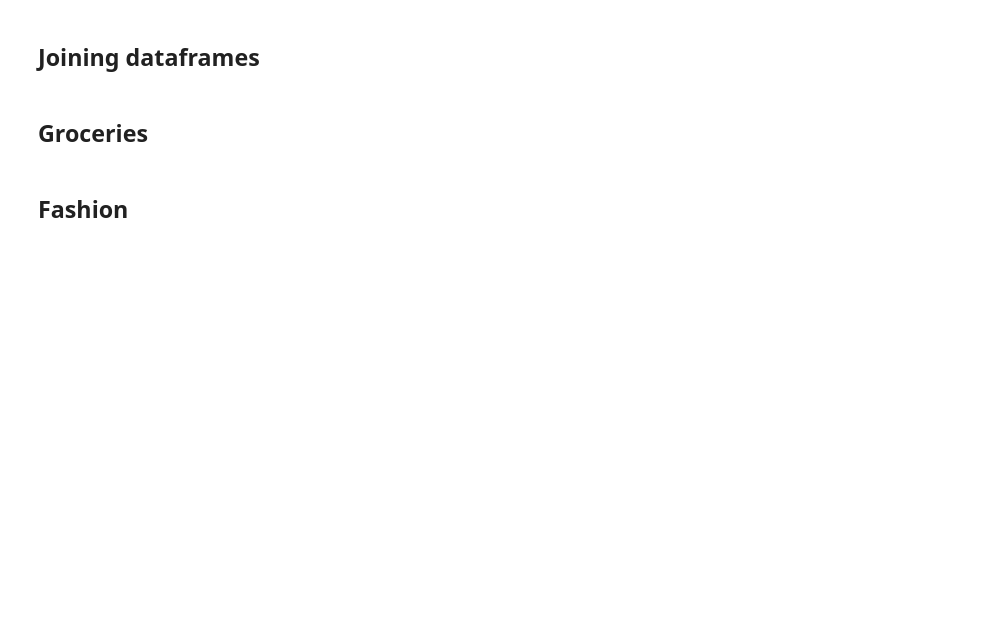
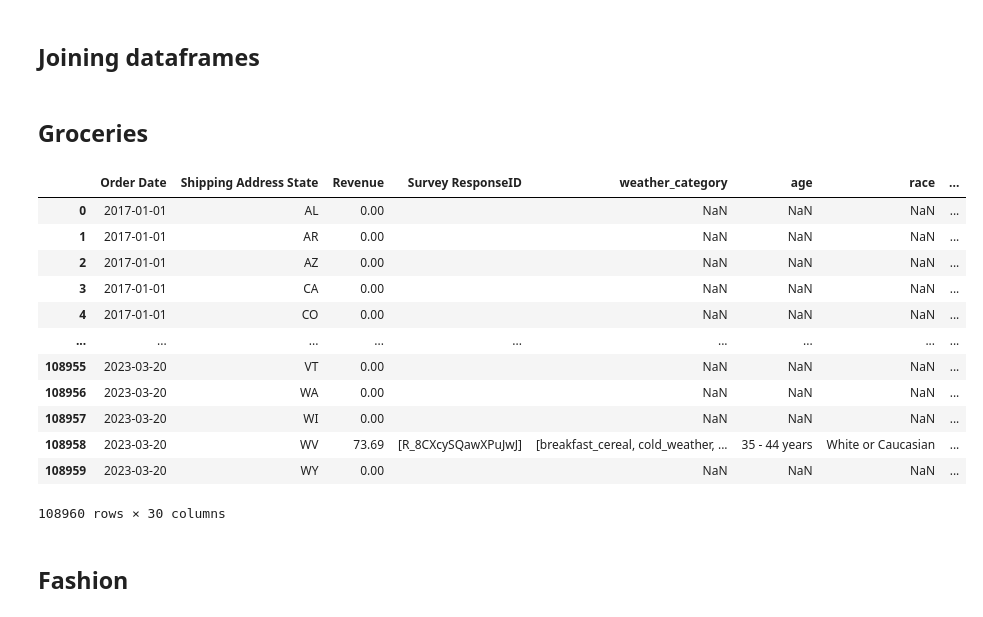
Before and after one commit to MoritzBaldauf/Bachelor_Thesis_Code, a Jupyter notebook: 0_Data_Processing.ipynb, the cells around one changed output. Cells and saved outputs as stored; diff of their text form; code cells hidden in the pictures; blank space fills up the shorter version.

```diff
--- a/0_Data_Processing.ipynb
+++ b/0_Data_Processing.ipynb
@@ -553,6 +614,39 @@ Fashion_transactions_grouped['Holiday'] = Fashion_transactions_grouped.apply(
 )
 
 Fashion_transactions_grouped['Season'] = Fashion_transactions_grouped['Order Date'].apply(get_season)
+# %%
+Grocerie_transactions_merged["day_of_the_week"] = Grocerie_transactions_merged['Order Date'].dt.day_name()
+#print(Fashion_transactions_grouped.head())
+
+# get statelevel holidays
+def get_holiday(date, state):
+    us_holidays = holidays.US(state=state, years=date.year)
+    return True if date in us_holidays else None  # Returns true if date is holiday or None if not a holiday
+
+# get season
+def get_season(date):
+    month = date.month
+    day = date.day
+
+    # Spring: March 20 - June 20
+    if (month == 3 and day >= 20) or month == 4 or month == 5 or (month == 6 and day <= 20):
+        return "Spring"
+    # Summer: June 21 - September 22
+    elif (month == 6 and day >= 21) or month == 7 or month == 8 or (month == 9 and day <= 22):
+        return "Summer"
+    # Fall: September 23 - December 20
+    elif (month == 9 and day >= 23) or month == 10 or month == 11 or (month == 12 and day <= 20):
+        return "Fall"
+    # Winter: December 21 - March 19
+    else:
+        return "Winter"
+
+
+Grocerie_transactions_merged['Holiday'] = Grocerie_transactions_merged.apply(
+    lambda row: get_holiday(row['Order Date'], row['Shipping Address State']), axis=1
+)
+
+Grocerie_transactions_merged['Season'] = Grocerie_transactions_merged['Order Date'].apply(get_season)
 # %% [markdown]
 ## Joining dataframes
 # %% [markdown]
@@ -560,7 +654,7 @@ Fashion_transactions_grouped['Season'] = Fashion_transactions_grouped['Order Dat
 # %%
 groceries_combined = pd.merge(
     left=full_index_df,
-    right=Grocerie_transactions_grouped,
+    right=Grocerie_transactions_merged,
     how='left',
     left_on=['Shipping Address State', 'Order Date'],
     right_on=['Shipping Address State', 'Order Date'],
@@ -581,6 +675,22 @@ groceries_combined_final["Revenue"] = groceries_combined_final['Revenue'].fillna
 groceries_combined_final["Survey ResponseID"] = groceries_combined_final["Survey ResponseID"].fillna("")
 
 groceries_combined_final  = groceries_combined_final[(groceries_combined_final['Order Date'] < '2023-03-21')]
+# %%
+groceries_combined_final
+# %% [output]
+|  | Order Date | Shipping Address State | Revenue | Survey ResponseID | weather_category | age | race | ... |
+| 0 | 2017-01-01 | AL | 0.00 |  | NaN | NaN | NaN | ... |
+| 1 | 2017-01-01 | AR | 0.00 |  | NaN | NaN | NaN | ... |
+| 2 | 2017-01-01 | AZ | 0.00 |  | NaN | NaN | NaN | ... |
+| 3 | 2017-01-01 | CA | 0.00 |  | NaN | NaN | NaN | ... |
+| 4 | 2017-01-01 | CO | 0.00 |  | NaN | NaN | NaN | ... |
+| ... | ... | ... | ... | ... | ... | ... | ... | ... |
+| 108955 | 2023-03-20 | VT | 0.00 |  | NaN | NaN | NaN | ... |
+| 108956 | 2023-03-20 | WA | 0.00 |  | NaN | NaN | NaN | ... |
+| 108957 | 2023-03-20 | WI | 0.00 |  | NaN | NaN | NaN | ... |
+| 108958 | 2023-03-20 | WV | 73.69 | [R_8CXcySQawXPuJwJ] | [breakfast_cereal, cold_weather, ... | 35 - 44 years | White or Caucasian | ... |
+| 108959 | 2023-03-20 | WY | 0.00 |  | NaN | NaN | NaN | ... |
+108960 rows × 30 columns
 # %%
 groceries_combined_final.to_csv('./data/grocery_data.csv')
 # %% [markdown]
```
Also changed, not shown: parts of 8 cells of this notebook, 10 other files.
